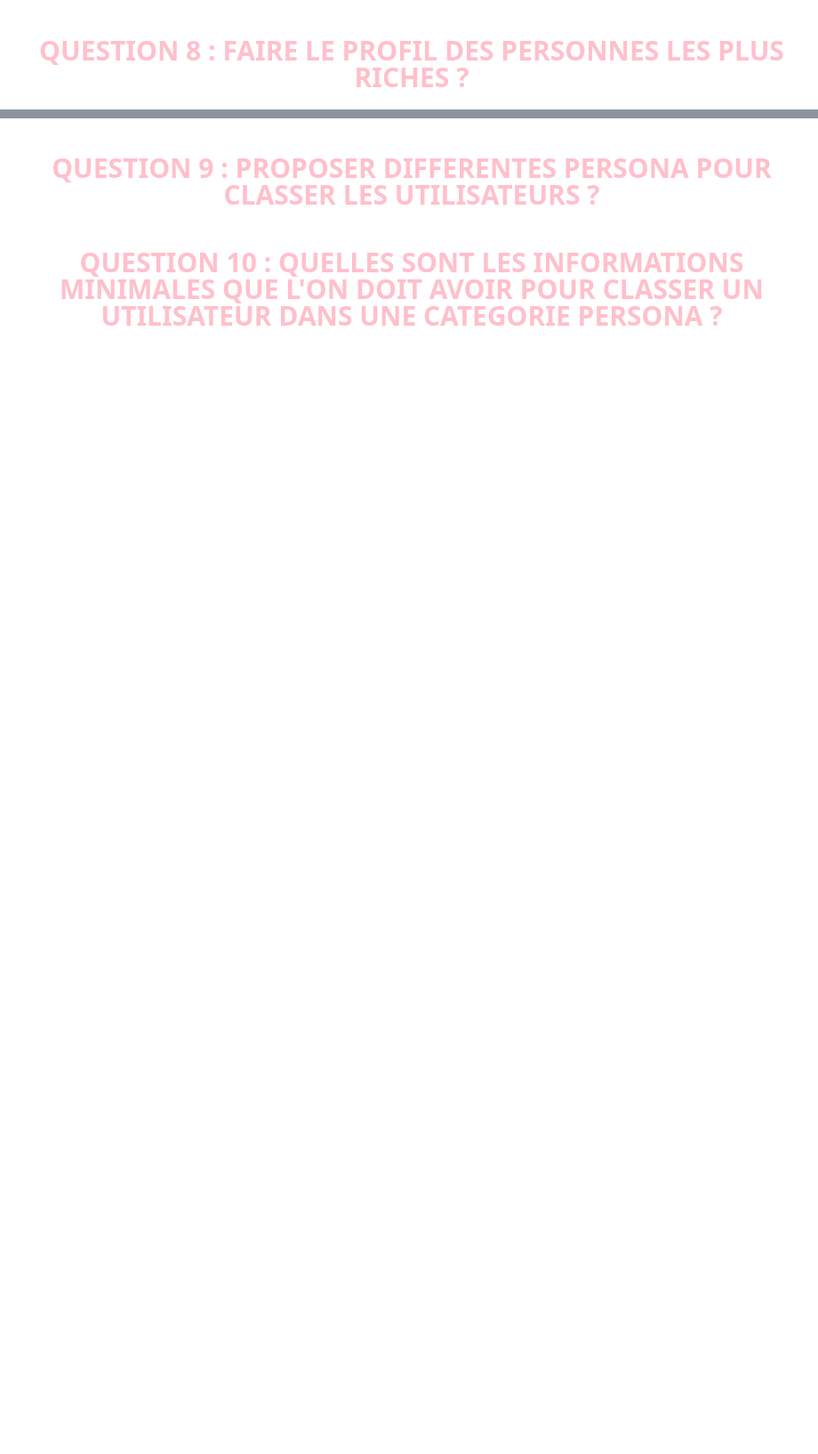
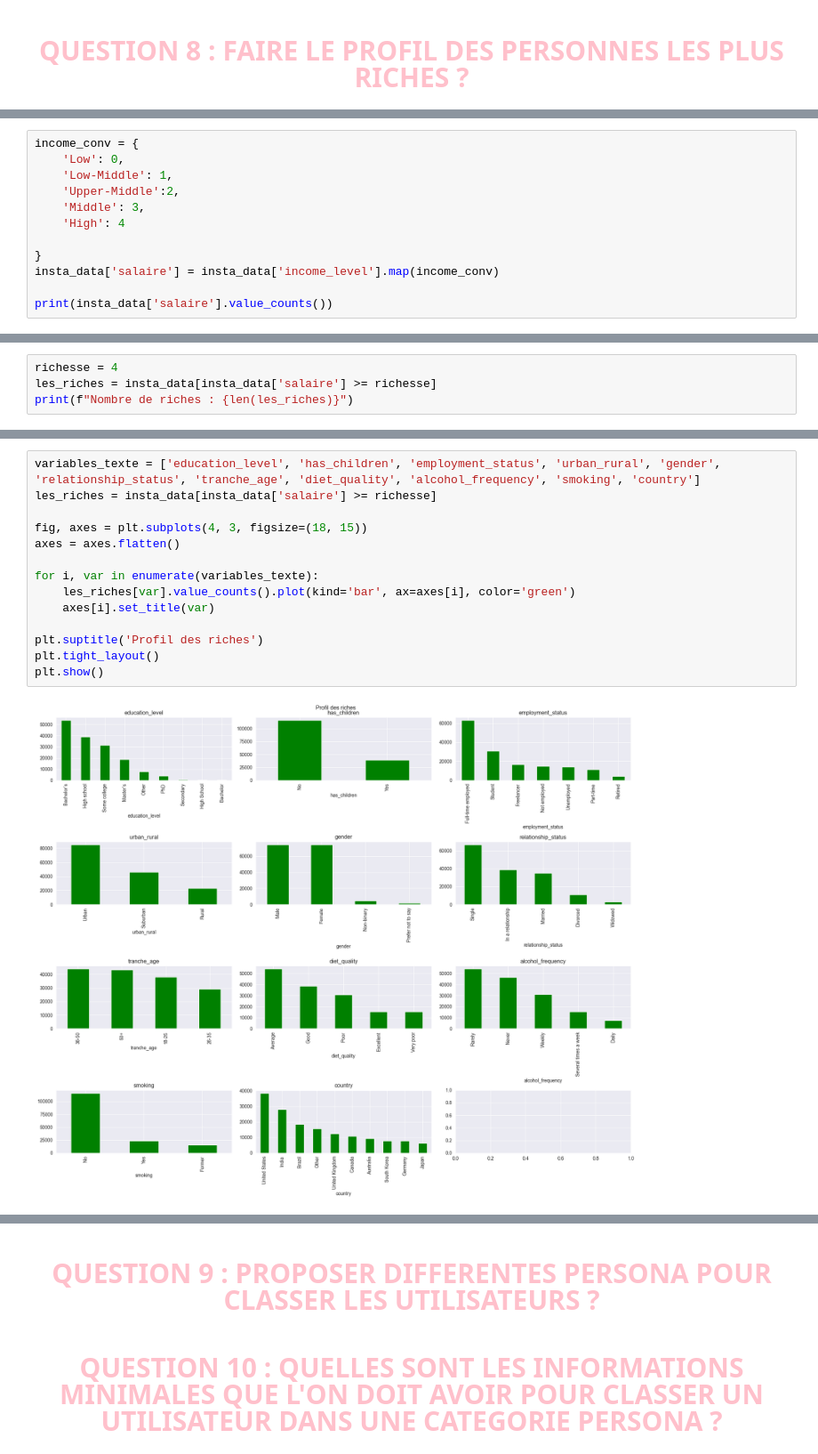
Before and after one commit to massaines-cpu/ANALYSE-DE-DONNEES-INSTAGRAM, a Jupyter notebook: Untitled.ipynb, the cells around one changed output, grey strips where cells are left out. Shown at 89% size. Saved outputs shown, nothing was run; the diff lists cells and outputs as text; blank space fills up the shorter version.

```diff
--- a/Untitled.ipynb
+++ b/Untitled.ipynb
@@ -803,0 +808,12 @@ income_level
+# %%
+income_conv = {
+    'Low': 0,
+    'Low-Middle': 1,
+    'Upper-Middle':2,
+    'Middle': 3,
+    'High': 4
+
+}
+insta_data['salaire'] = insta_data['income_level'].map(income_conv)
+
+print(insta_data['salaire'].value_counts())
@@ -803,0 +826,4 @@ income_level
+# %%
+richesse = 4
+les_riches = insta_data[insta_data['salaire'] >= richesse]
+print(f"Nombre de riches : {len(les_riches)}")
@@ -803,0 +835,16 @@ income_level
+# %%
+variables_texte = ['education_level', 'has_children', 'employment_status', 'urban_rural', 'gender', 'relationship_status', 'tranche_age', 'diet_quality', 'alcohol_frequency', 'smoking', 'country']
+les_riches = insta_data[insta_data['salaire'] >= richesse]
+
+fig, axes = plt.subplots(4, 3, figsize=(18, 15))
+axes = axes.flatten()
+
+for i, var in enumerate(variables_texte):
+    les_riches[var].value_counts().plot(kind='bar', ax=axes[i], color='green')
+    axes[i].set_title(var)
+
+plt.suptitle('Profil des riches')
+plt.tight_layout()
+plt.show()
+# %% [output]
+[figure, added]
```
Also changed, not shown: parts of 10 cells of this notebook.
